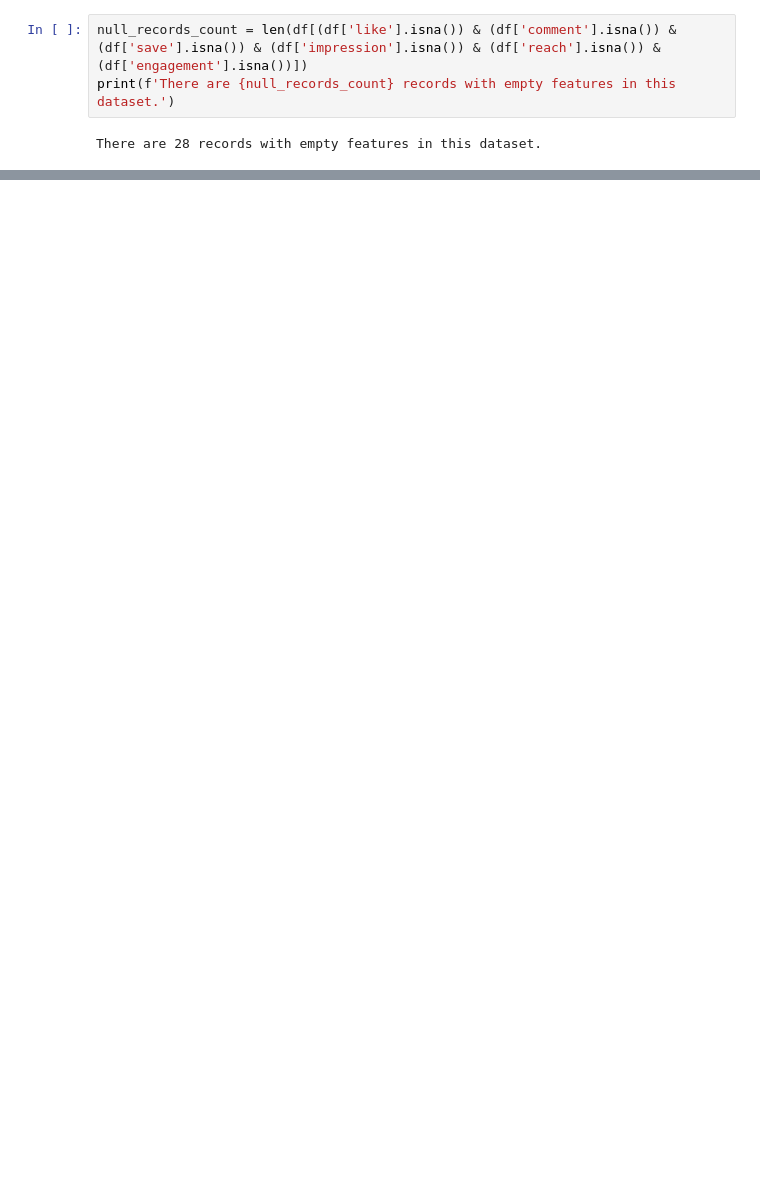
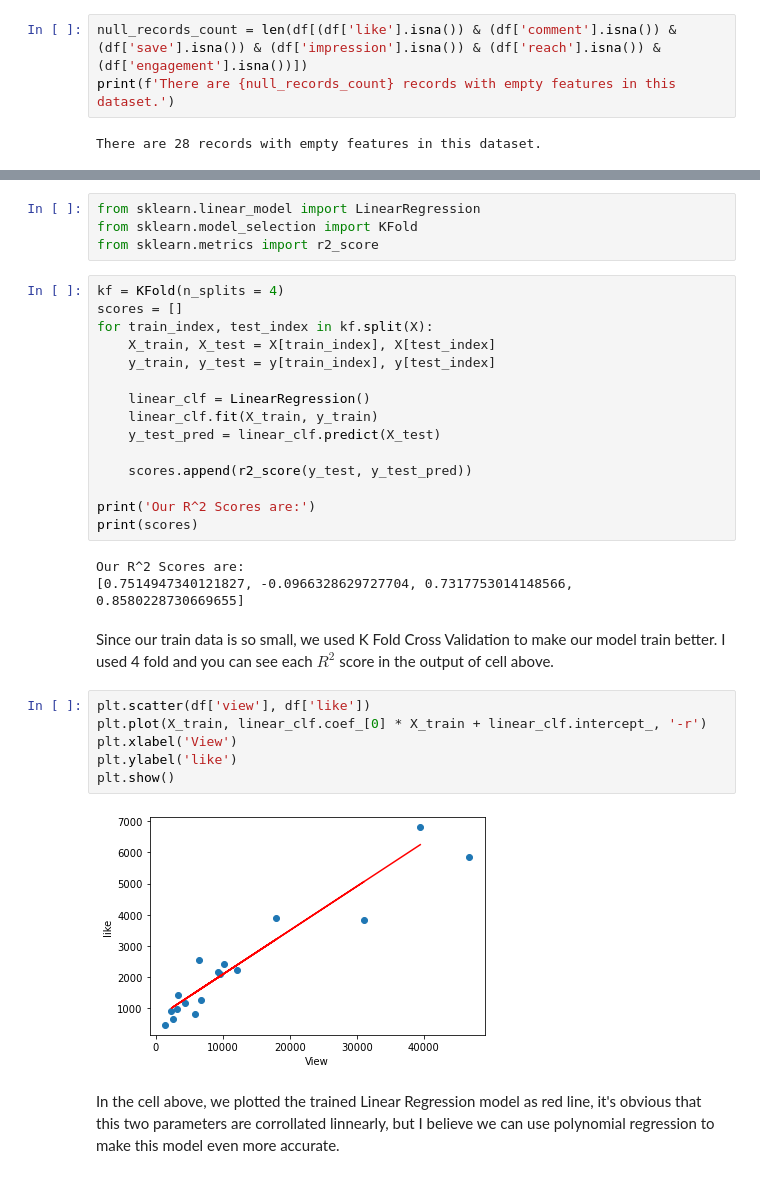
Before and after one commit to RaminFerdos/MSC_Thesis_IG_Bot, a Jupyter notebook: Data_Imputation.ipynb, the cells around one changed output, grey strips where cells are left out. Saved outputs shown, nothing was run; the diff lists cells and outputs as text; blank space fills up the shorter version.

```diff
--- a/Data_Imputation.ipynb
+++ b/Data_Imputation.ipynb
@@ -95,0 +100,34 @@ array([21489, 39495,  5838, 14327, 10305,  3331,  6454, 22891,  7254,
+# %%
+from sklearn.linear_model import LinearRegression
+from sklearn.model_selection import KFold
+from sklearn.metrics import r2_score
+# %%
+kf = KFold(n_splits = 4)
+scores = []
+for train_index, test_index in kf.split(X):
+    X_train, X_test = X[train_index], X[test_index]
+    y_train, y_test = y[train_index], y[test_index]
+
+    linear_clf = LinearRegression()
+    linear_clf.fit(X_train, y_train)
+    y_test_pred = linear_clf.predict(X_test)
+
+    scores.append(r2_score(y_test, y_test_pred))
+
+print('Our R^2 Scores are:')
+print(scores)
+# %% [output]
+Our R^2 Scores are:
+[0.7514947340121827, -0.0966328629727704, 0.7317753014148566, 0.8580228730669655]
+# %% [markdown]
+Since our train data is so small, we used K Fold Cross Validation to make our model train better. I used 4 fold and you can see each $R^2$ score in the output of cell above.
+# %%
+plt.scatter(df['view'], df['like'])
+plt.plot(X_train, linear_clf.coef_[0] * X_train + linear_clf.intercept_, '-r')
+plt.xlabel('View')
+plt.ylabel('like')
+plt.show()
+# %% [output]
+[figure, added]
+# %% [markdown]
+In the cell above, we plotted the trained Linear Regression model as red line, it's obvious that this two parameters are corrollated linnearly, but I believe we can use polynomial regression to make this model even more accurate.
```
Also changed, not shown: parts of 9 cells of this notebook.
